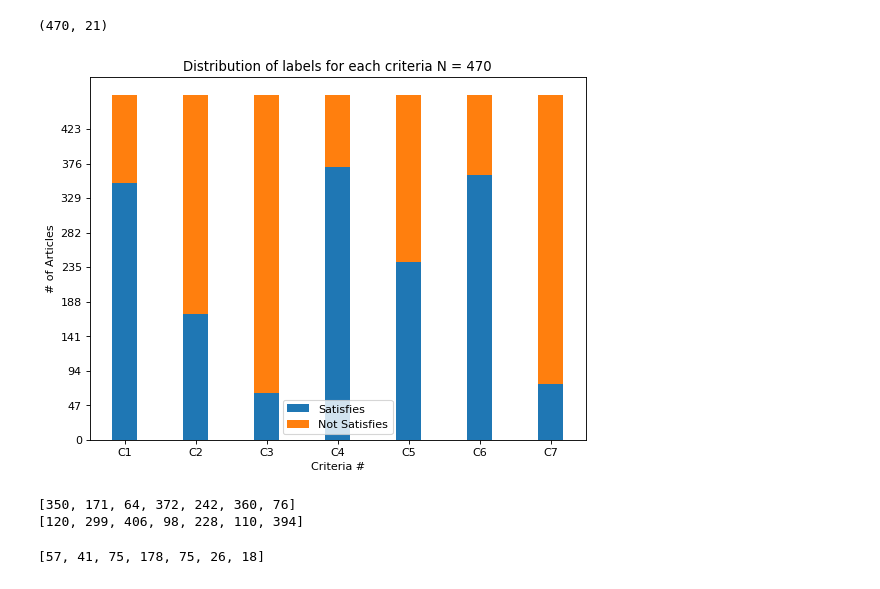
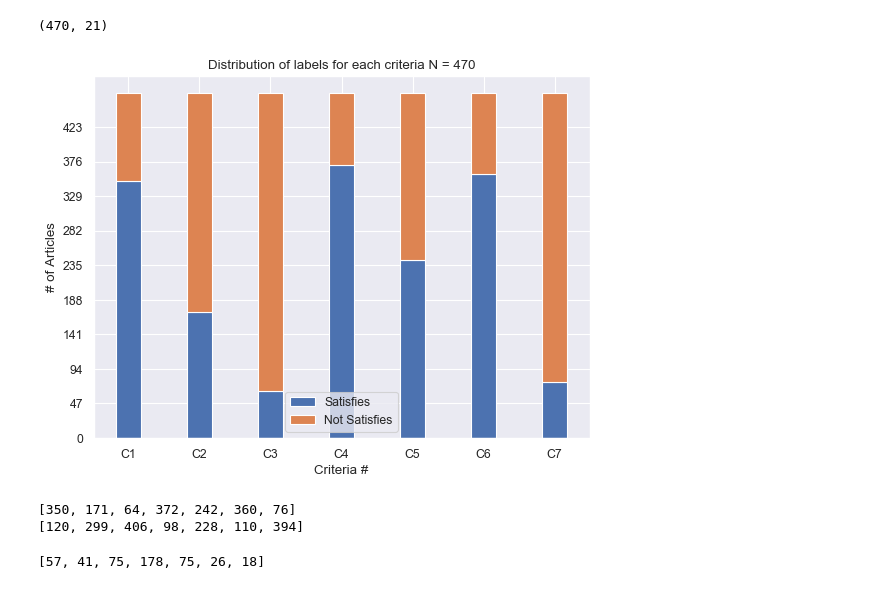
Before and after one commit to DioneJM/Honours-Thesis, a Jupyter notebook: Project/src/notebooks/Dataset-Visualisations.ipynb, the cells around one changed output. Cells and saved outputs as stored; diff of their text form; code cells hidden in the pictures.

```diff
--- a/Project/src/notebooks/Dataset-Visualisations.ipynb
+++ b/Project/src/notebooks/Dataset-Visualisations.ipynb
@@ -128,33 +129,34 @@ multi_labels = np.array([[int(x) for x in row] for row in labels])
 # %%
 import numpy as np
 import matplotlib.pyplot as plt
 from matplotlib.pyplot import figure
+sns.set()
 
 N = 7
 num_articles = len(labelled_articles)
 satisfy_count = [len(labelled_articles.loc[(labelled_articles[criteria] == 1)]) for criteria in criterias]
 not_satisfy_count = [len(labelled_articles.loc[(labelled_articles[criteria] == 0)]) for criteria in criterias]
 
 ind = np.arange(N)    # the x locations for the groups
 width = 0.35       # the width of the bars: can also be len(x) sequence
 
 figure(num=None, figsize=(8, 6), dpi=80, facecolor='w', edgecolor='k')
 p1 = plt.bar(ind, satisfy_count, width)
 p2 = plt.bar(ind, not_satisfy_count, width,
              bottom=satisfy_count)
 plt.ylabel('# of Articles')
 plt.xlabel('Criteria #')
 plt.title('Distribution of labels for each criteria N = ' + str(num_articles))
 plt.xticks(ind, ('C1', 'C2', 'C3', 'C4', 'C5', 'C6', 'C7'))
 plt.yticks(np.arange(0, num_articles, int(num_articles/10)))
 plt.legend((p1[0], p2[0]), ('Satisfies', 'Not Satisfies'))
 
 
 plt.show()
 print(satisfy_count)
 print(not_satisfy_count)
 # %% [output]
-[figure, old version]
+[figure, new version]
 [350, 171, 64, 372, 242, 360, 76]
 [120, 299, 406, 98, 228, 110, 394]
 # %%
```
Also changed, not shown: parts of 1 cell of this notebook, 1 other file.
